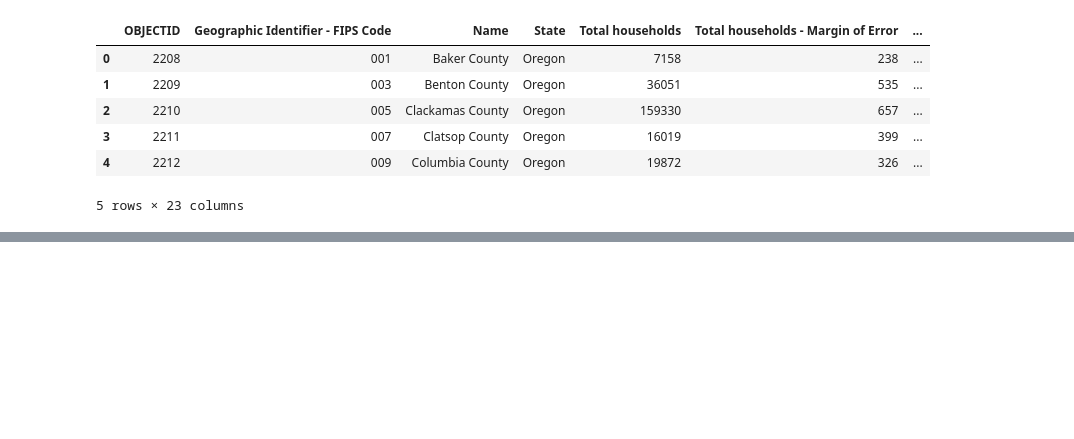
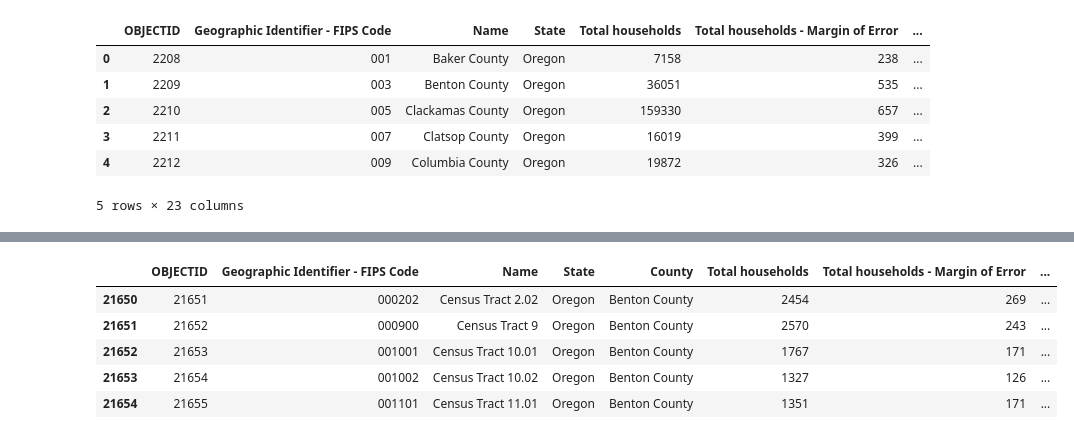
Before and after one commit to ethanheine/community-internet-access, a Jupyter notebook: analysis_testing.ipynb, the cells around one changed output, grey strips where cells are left out. Drawn from its saved outputs; the diff is of its cells as text; code cells hidden in the pictures; blank space fills up the shorter version.

```diff
--- a/analysis_testing.ipynb
+++ b/analysis_testing.ipynb
@@ -120,0 +138,3 @@ merged_gdf.head()
+# %%
+# create matching columns to merge datasets
+or_tract_df['Geographic Identifier - FIPS Code'] = or_tract_df['Geographic Identifier - FIPS Code'].astype(str).str[5:]
@@ -120,0 +147,9 @@ merged_gdf.head()
+# %%
+or_tract_df.head()
+# %% [output]
+|  | OBJECTID | Geographic Identifier - FIPS Code | Name | State | County | Total households | Total households - Margin of Error | ... |
+| 21650 | 21651 | 000202 | Census Tract 2.02 | Oregon | Benton County | 2454 | 269 | ... |
+| 21651 | 21652 | 000900 | Census Tract 9 | Oregon | Benton County | 2570 | 243 | ... |
+| 21652 | 21653 | 001001 | Census Tract 10.01 | Oregon | Benton County | 1767 | 171 | ... |
+| 21653 | 21654 | 001002 | Census Tract 10.02 | Oregon | Benton County | 1327 | 126 | ... |
+| 21654 | 21655 | 001101 | Census Tract 11.01 | Oregon | Benton County | 1351 | 171 | ... |
```
Also changed, not shown: parts of 11 cells of this notebook.
